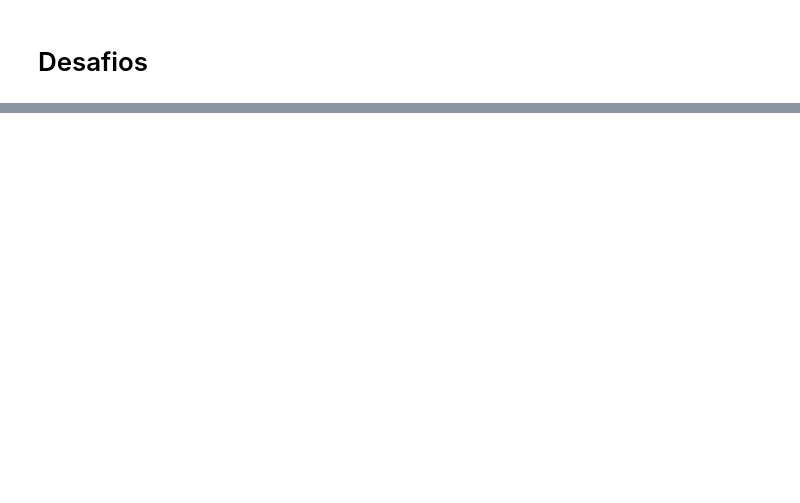
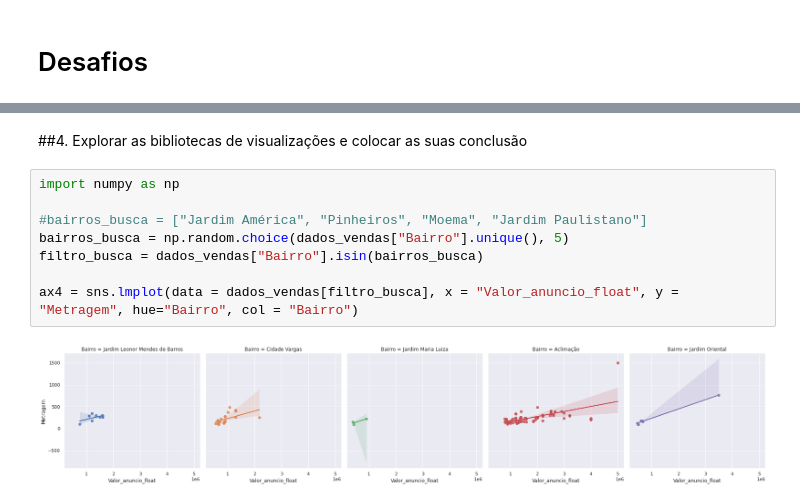
Before and after one commit to Tathy/Pesquisa-Imoveis-SP, a Jupyter notebook: Pesquisa_de_imóveis_em_São_Paulo_Imersão_Dados_Alura.ipynb, the cells around one changed output, grey strips where cells are left out. Saved outputs shown, nothing was run; the diff lists cells and outputs as text; blank space fills up the shorter version.

```diff
--- a/Pesquisa_de_imóveis_em_São_Paulo_Imersão_Dados_Alura.ipynb
+++ b/Pesquisa_de_imóveis_em_São_Paulo_Imersão_Dados_Alura.ipynb
@@ -596,0 +668,12 @@ plt.show()
+# %% [markdown]
+##4. Explorar as bibliotecas de visualizações e colocar as suas conclusão
+# %%
+import numpy as np
+
+#bairros_busca = ["Jardim América", "Pinheiros", "Moema", "Jardim Paulistano"]
+bairros_busca = np.random.choice(dados_vendas["Bairro"].unique(), 5)
+filtro_busca = dados_vendas["Bairro"].isin(bairros_busca)
+
+ax4 = sns.lmplot(data = dados_vendas[filtro_busca], x = "Valor_anuncio_float", y = "Metragem", hue="Bairro", col = "Bairro")
+# %% [output]
+[figure, added]
```
Also changed, not shown: parts of 28 cells of this notebook.
